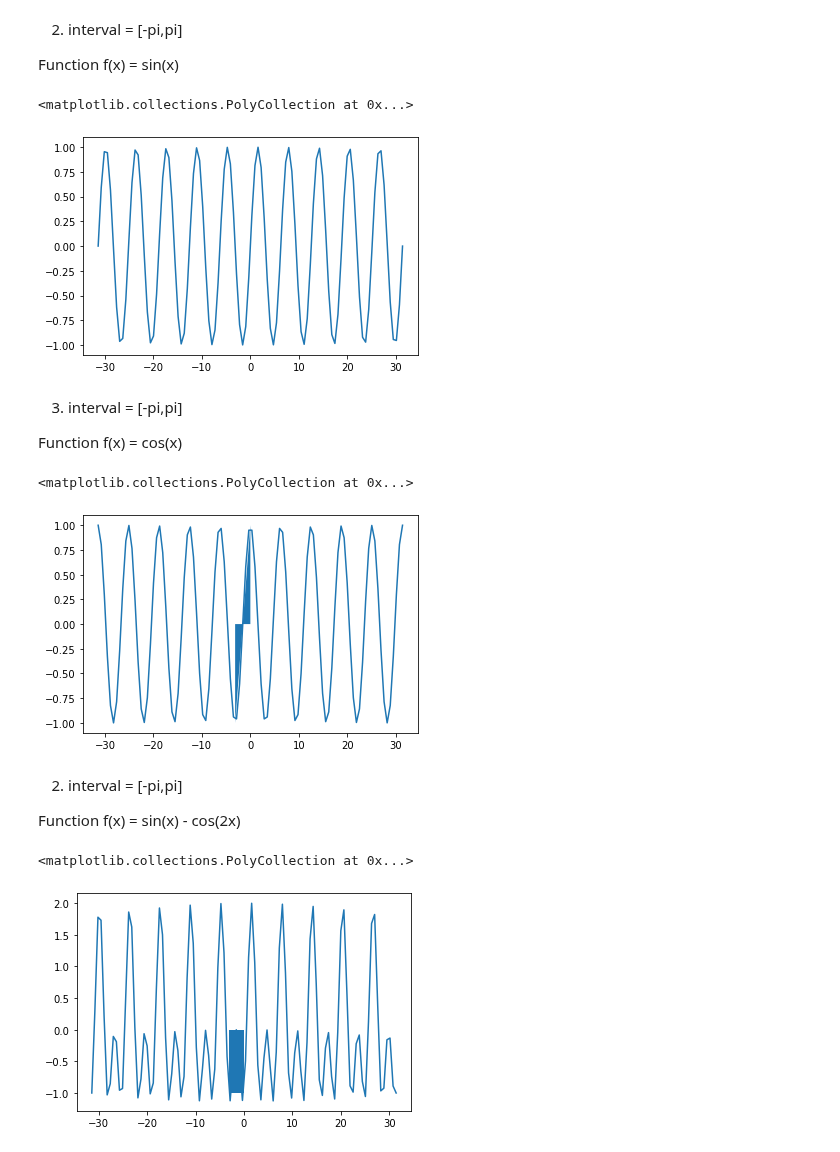
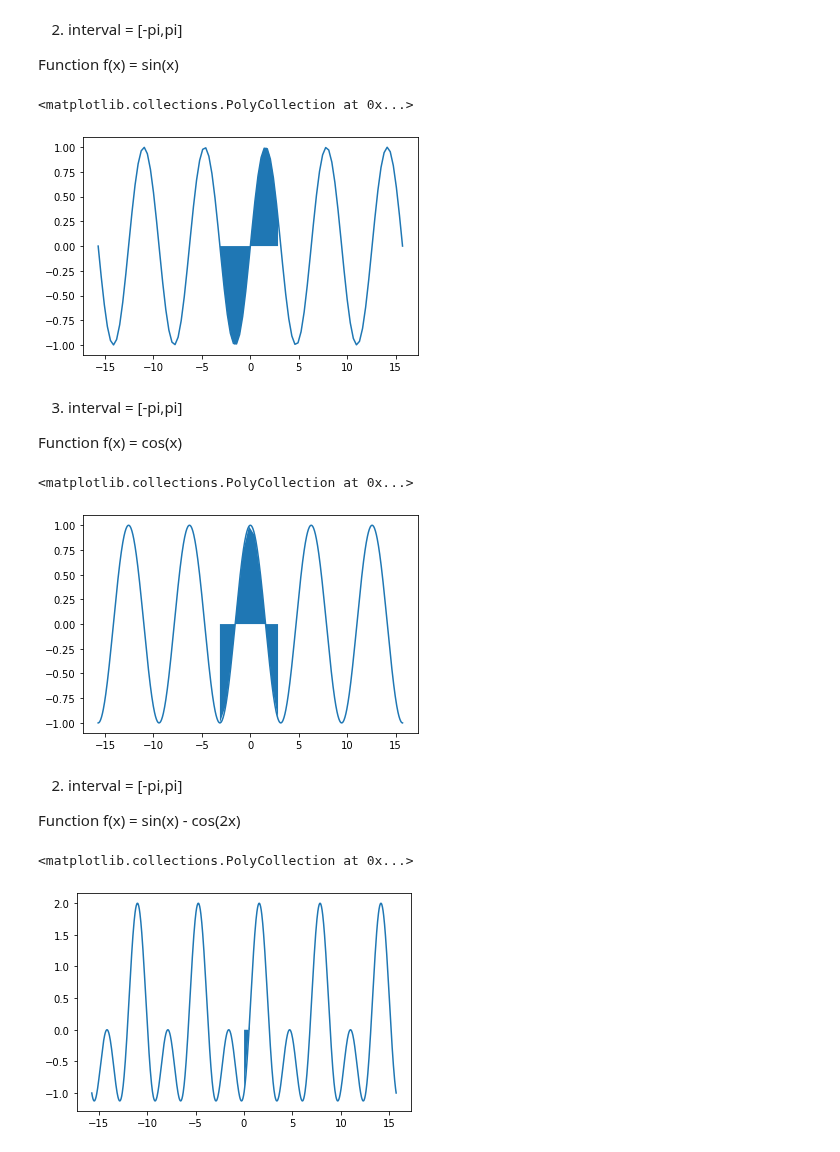
Before and after one commit to EuniceOyeniyi/stive_exercises, a Jupyter notebook: Chapter 01/13. Gradients and Integrals/Gradient Descent and Integrals.ipynb, the cells around one changed output. Drawn from its saved outputs; the diff is of its cells as text; code cells hidden in the pictures.

```diff
--- a/Chapter 01/13. Gradients and Integrals/Gradient Descent and Integrals.ipynb
+++ b/Chapter 01/13. Gradients and Integrals/Gradient Descent and Integrals.ipynb
@@ -141,10 +162,10 @@ Function f(x) = 1/x
 # %%
 int_1, int_2 = [0.01, 1]
 def f2(x):
-    return x**-1
+    return (x**-1)
 
 result = integrate.quad(f2, int_1, int_2)
-x2 = np.linspace(1,10, 100)
+x2 = np.linspace(1,10, 1000)
 section2 = np.arange(int_1, int_2 , 1/20)
 plt.plot(x2, f2(x2))
 plt.fill_between(section2,f(section2))
@@ -161,13 +182,13 @@ def f3(x):
     return np.sin(x)
 
 result2 = integrate.quad(f3, int_1, int_2)
-x3 = np.linspace(-10*np.pi,10*np.pi, 100)
-section2 = np.arange(int_1, int_2, np.pi)
+x3 = np.linspace(-5*np.pi,5*np.pi, 100)
+section2 = np.arange(int_1, int_2, 0.3)
 plt.plot(x3, f3(x3))
 plt.fill_between(section2,f3(section2))
 # %% [output]
 <matplotlib.collections.PolyCollection at 0x...>
-[figure, old version]
+[figure, new version]
 # %% [markdown]
 3. interval = \[-pi,pi\]
 
@@ -175,16 +196,16 @@ Function f(x) = cos(x)
 # %%
 a2, b2 = [-np.pi, np.pi]
 def f2(x2):
     return np.cos(x2)
 
 result2 = integrate.quad(f2, a2, b2)
-x2 = np.linspace(-10*np.pi,10*np.pi, 100)
-section2 = np.arange(a2, b2, np.pi)
+x2 = np.linspace(-5*np.pi,5*np.pi, 1000)
+section2 = np.arange(a2, b2, 0.6)
 plt.plot(x2, f2(x2))
 plt.fill_between(section2,f2(section2))
 # %% [output]
 <matplotlib.collections.PolyCollection at 0x...>
-[figure, old version]
+[figure, new version]
 # %% [markdown]
 2. interval = \[-pi,pi\]
 
@@ -194,10 +215,10 @@ a2, b2 = [-np.pi, np.pi]
 def f5(x):
     return np.sin(x)-np.cos(2*x)
 result2 = integrate.quad(f5, a2, b2)
-x2 = np.linspace(-10*np.pi,10*np.pi, 100)
-section2 = np.arange(a2, b2, np.pi)
+x2 = np.linspace(-5*np.pi,5*np.pi, 1000)
+section2 = np.arange(int_1, int_2, 0.6)
 plt.plot(x2, f5(x2))
 plt.fill_between(section2,f5(section2))
 # %% [output]
 <matplotlib.collections.PolyCollection at 0x...>
-[figure, old version]
+[figure, new version]
```
Also changed, not shown: parts of 7 cells of this notebook.
